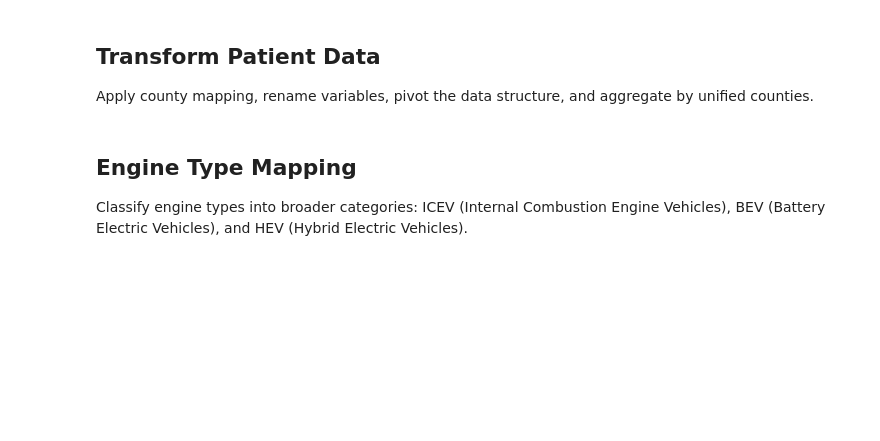
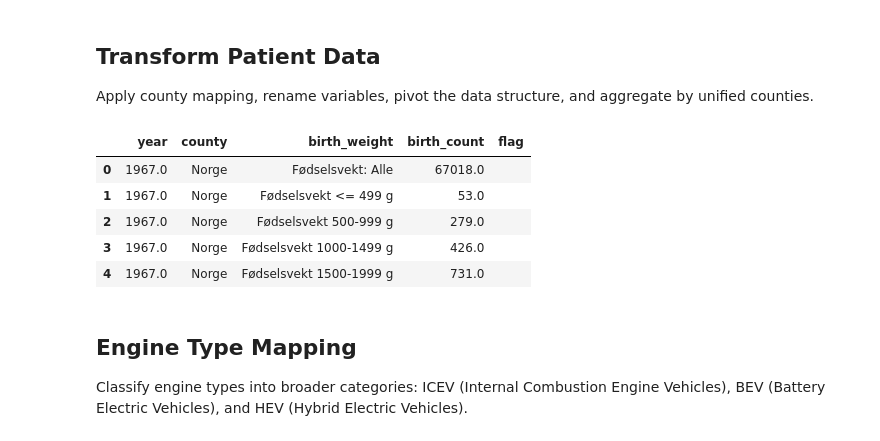
Before and after one commit to felixschulz385/evs-and-health, a Jupyter notebook: src/notebooks/experiments.ipynb, the cells around one changed output. Saved outputs shown, nothing was run; the diff lists cells and outputs as text; code cells hidden in the pictures; blank space fills up the shorter version.

```diff
--- a/src/notebooks/experiments.ipynb
+++ b/src/notebooks/experiments.ipynb
@@ -149,3 +253,12 @@ df_patients.to_csv('../../data/patients.csv', index=False)
+# %%
+df_births.head()
+# %% [output]
+|  | year | county | birth_weight | birth_count | flag |
+| 0 | 1967.0 | Norge | Fødselsvekt: Alle | 67018.0 |  |
+| 1 | 1967.0 | Norge | Fødselsvekt <= 499 g | 53.0 |  |
+| 2 | 1967.0 | Norge | Fødselsvekt 500-999 g | 279.0 |  |
+| 3 | 1967.0 | Norge | Fødselsvekt 1000-1499 g | 426.0 |  |
+| 4 | 1967.0 | Norge | Fødselsvekt 1500-1999 g | 731.0 |  |
 # %% [markdown]
 ## Engine Type Mapping
 Classify engine types into broader categories: ICEV (Internal Combustion Engine Vehicles), BEV (Battery Electric Vehicles), and HEV (Hybrid Electric Vehicles).
```
Also changed, not shown: parts of 14 cells of this notebook.
